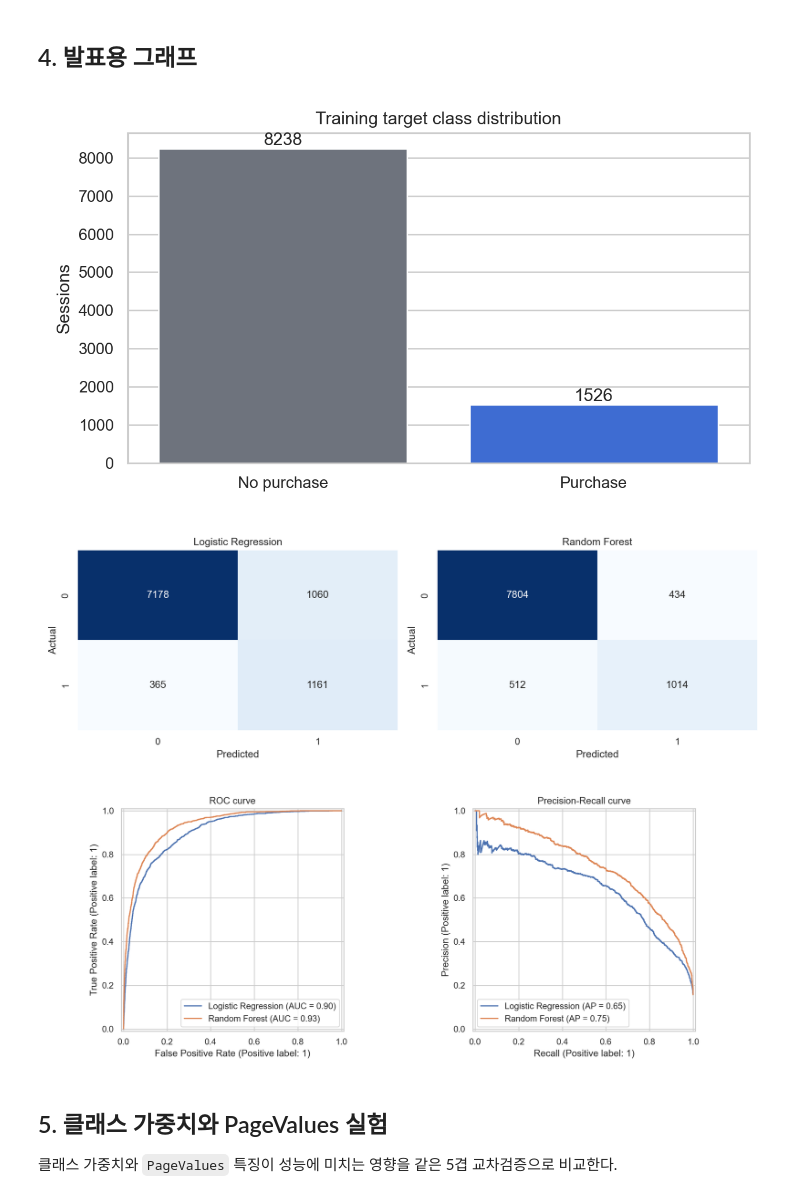
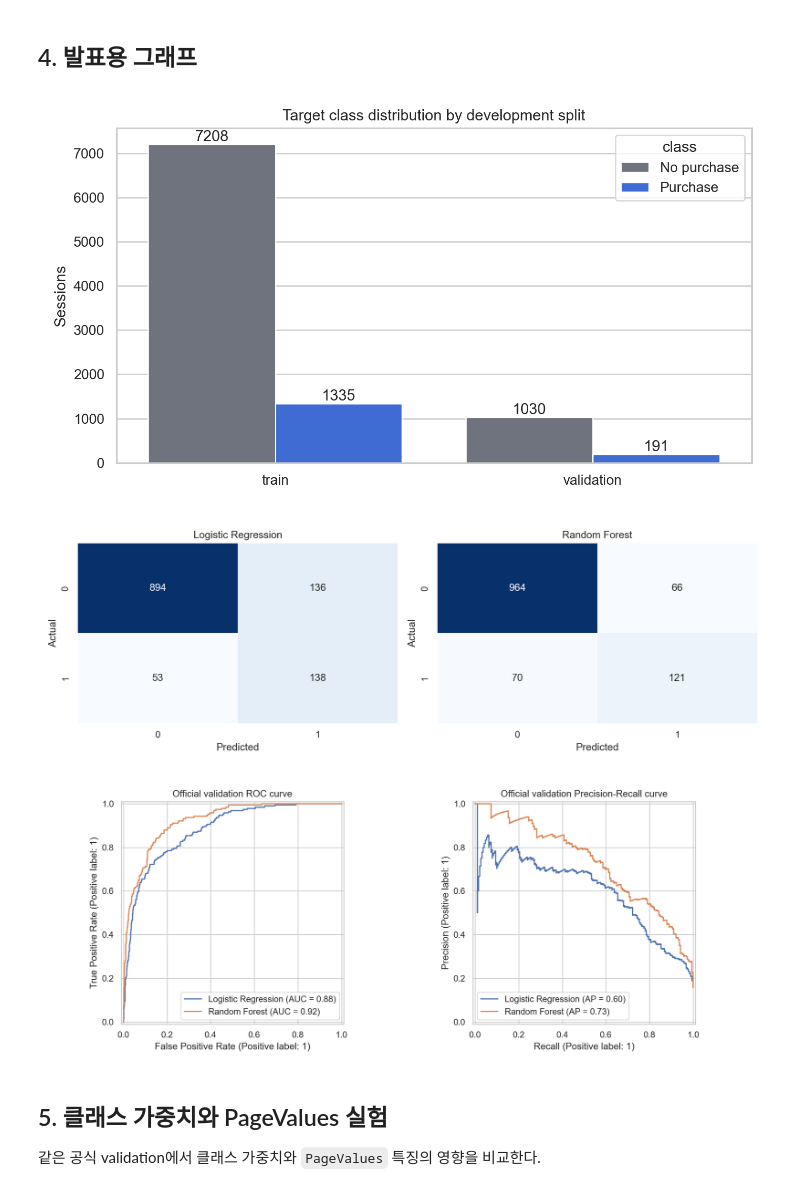
Before and after one commit to JAEMOON-LEEE/AI-Engineering, a Jupyter notebook: members/B/B_baseline_evaluation.ipynb, the cells around one changed output. Saved outputs shown, nothing was run; the diff lists cells and outputs as text; code cells hidden in the pictures.

Commit message:
Add files via upload
feat(B): 공식 validation 기준선 평가 및 결과 추가

```diff
--- a/members/B/B_baseline_evaluation.ipynb
+++ b/members/B/B_baseline_evaluation.ipynb
@@ -9,18 +9,15 @@ from IPython.display import Image, display
 
 def find_project_root():
     for candidate in [Path.cwd(), *Path.cwd().parents]:
-        if (candidate / 'data' / 'processed' / 'train.csv').exists():
+        if (candidate / 'data' / 'final' / 'train_clean.csv').exists():
             return candidate
-        if (candidate / 'data' / 'train.csv').exists():
-            return candidate
-    raise FileNotFoundError('Project root not found')
+    raise FileNotFoundError('data/final/train_clean.csv이 있는 프로젝트 루트를 찾을 수 없습니다.')
 
 ROOT = find_project_root()
-DATA_DIR = ROOT / 'data'
-PROCESSED_DIR = DATA_DIR / 'processed' if (DATA_DIR / 'processed' / 'train.csv').exists() else DATA_DIR
+FINAL_DIR = ROOT / 'data' / 'final'
 RESULT_ROOT = ROOT / 'outputs' if (ROOT / 'outputs').exists() else ROOT / 'results' / 'B'
 SCRIPT_DIR = ROOT / 'scripts' if (ROOT / 'scripts').exists() else ROOT / 'members' / 'B'
-TRAIN_PATH = PROCESSED_DIR / 'train.csv'
-TEST_PATH = PROCESSED_DIR / 'test.csv'
+TRAIN_PATH = FINAL_DIR / 'train_clean.csv'
+VALIDATION_PATH = FINAL_DIR / 'validation_final.csv'
 print('Project root:', ROOT)
 # %% [output]
@@ -104,19 +99,19 @@ display(threshold_candidates.style.format({
 ## 4. 발표용 그래프
 # %%
 for filename in [
-    'train_class_distribution.png',
-    'cv_confusion_matrices.png',
-    'cv_roc_pr_curves.png',
+    'development_class_distribution.png',
+    'validation_confusion_matrices.png',
+    'validation_roc_pr_curves.png',
 ]:
     display(Image(filename=str(RESULT_ROOT / 'figures' / filename)))
 # %% [output]
-[figure, old version]
+[figure, new version]
 [figure]
-[figure, old version]
+[figure, new version]
 # %% [markdown]
 ## 5. 클래스 가중치와 PageValues 실험
 
-클래스 가중치와 `PageValues` 특징이 성능에 미치는 영향을 같은 5겹 교차검증으로 비교한다.
+같은 공식 validation에서 클래스 가중치와 `PageValues` 특징의 영향을 비교한다.
 # %%
 from run_ablation import main as run_ablation
 run_ablation()
```
Also changed, not shown: parts of 12 cells of this notebook, 3 other files.
